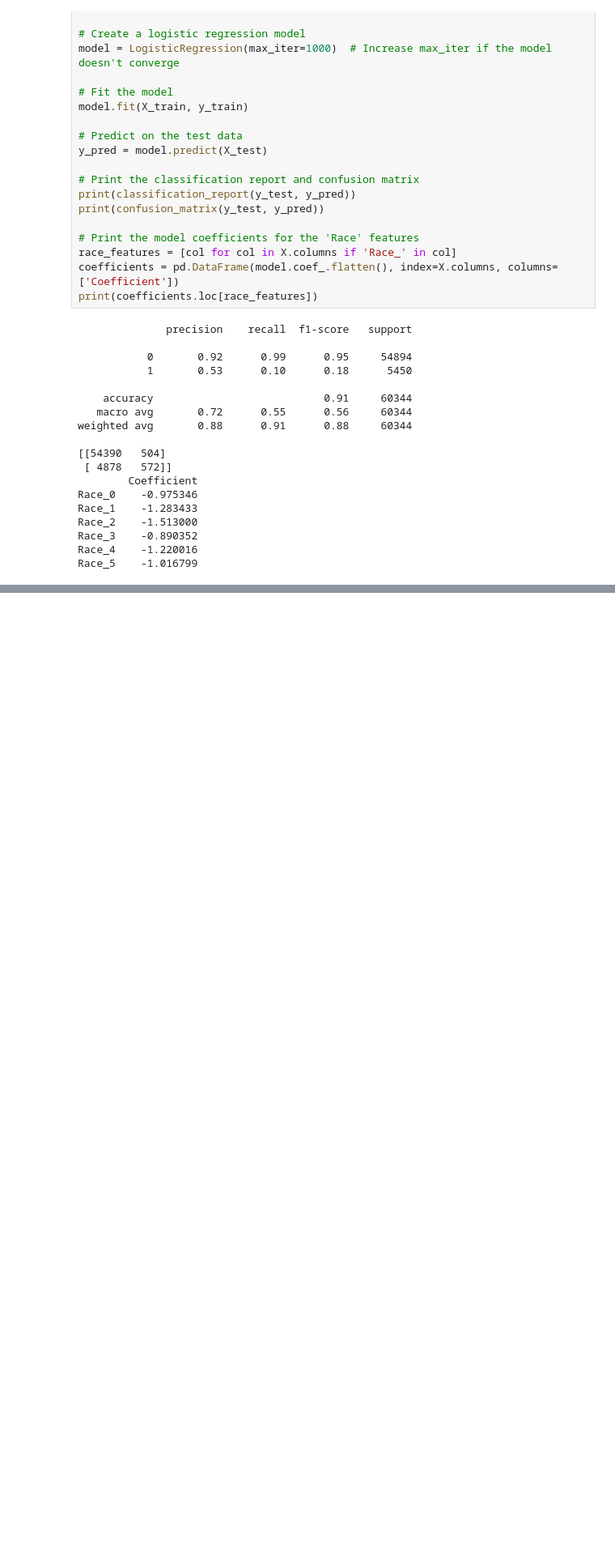
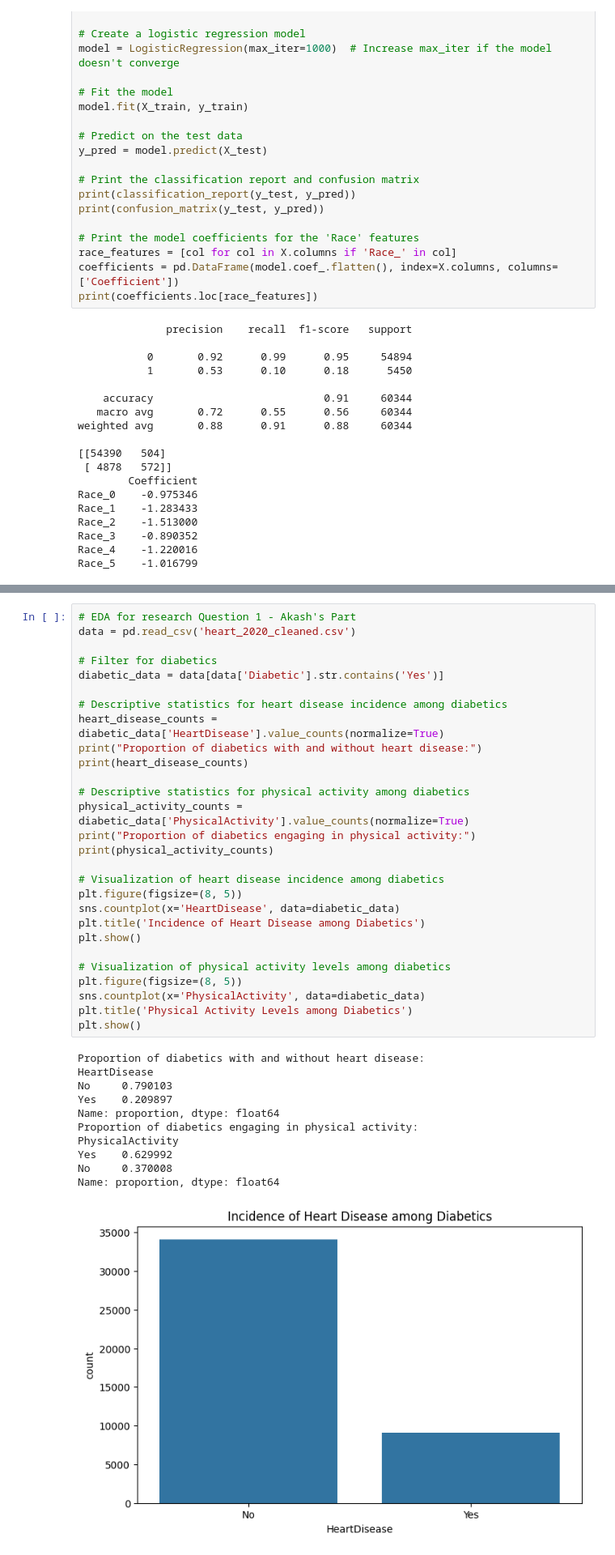
Before and after one commit to XiaoYangxxxx/ALY6080Group4, a Jupyter notebook: ALY6040 - Group 4 - EDA and Models Code.ipynb, the cells around one changed output, grey strips where cells are left out. Shown at 81% size. Cells and saved outputs as stored; diff of their text form; blank space fills up the shorter version.

```diff
--- a/ALY6040 - Group 4 - EDA and Models Code.ipynb
+++ b/ALY6040 - Group 4 - EDA and Models Code.ipynb
@@ -532,0 +559,40 @@ Race_5    -1.016799
+# %%
+# EDA for research Question 1 - Akash's Part
+data = pd.read_csv('heart_2020_cleaned.csv')
+
+# Filter for diabetics
+diabetic_data = data[data['Diabetic'].str.contains('Yes')]
+
+# Descriptive statistics for heart disease incidence among diabetics
+heart_disease_counts = diabetic_data['HeartDisease'].value_counts(normalize=True)
+print("Proportion of diabetics with and without heart disease:")
+print(heart_disease_counts)
+
+# Descriptive statistics for physical activity among diabetics
+physical_activity_counts = diabetic_data['PhysicalActivity'].value_counts(normalize=True)
+print("Proportion of diabetics engaging in physical activity:")
+print(physical_activity_counts)
+
+# Visualization of heart disease incidence among diabetics
+plt.figure(figsize=(8, 5))
+sns.countplot(x='HeartDisease', data=diabetic_data)
+plt.title('Incidence of Heart Disease among Diabetics')
+plt.show()
+
+# Visualization of physical activity levels among diabetics
+plt.figure(figsize=(8, 5))
+sns.countplot(x='PhysicalActivity', data=diabetic_data)
+plt.title('Physical Activity Levels among Diabetics')
+plt.show()
+# %% [output]
+Proportion of diabetics with and without heart disease:
+HeartDisease
+No     0.790103
+Yes    0.209897
+Name: proportion, dtype: float64
+Proportion of diabetics engaging in physical activity:
+PhysicalActivity
+Yes    0.629992
+No     0.370008
+Name: proportion, dtype: float64
+[figure, added]
```
Also changed, not shown: parts of 47 cells of this notebook, 3 other files.
